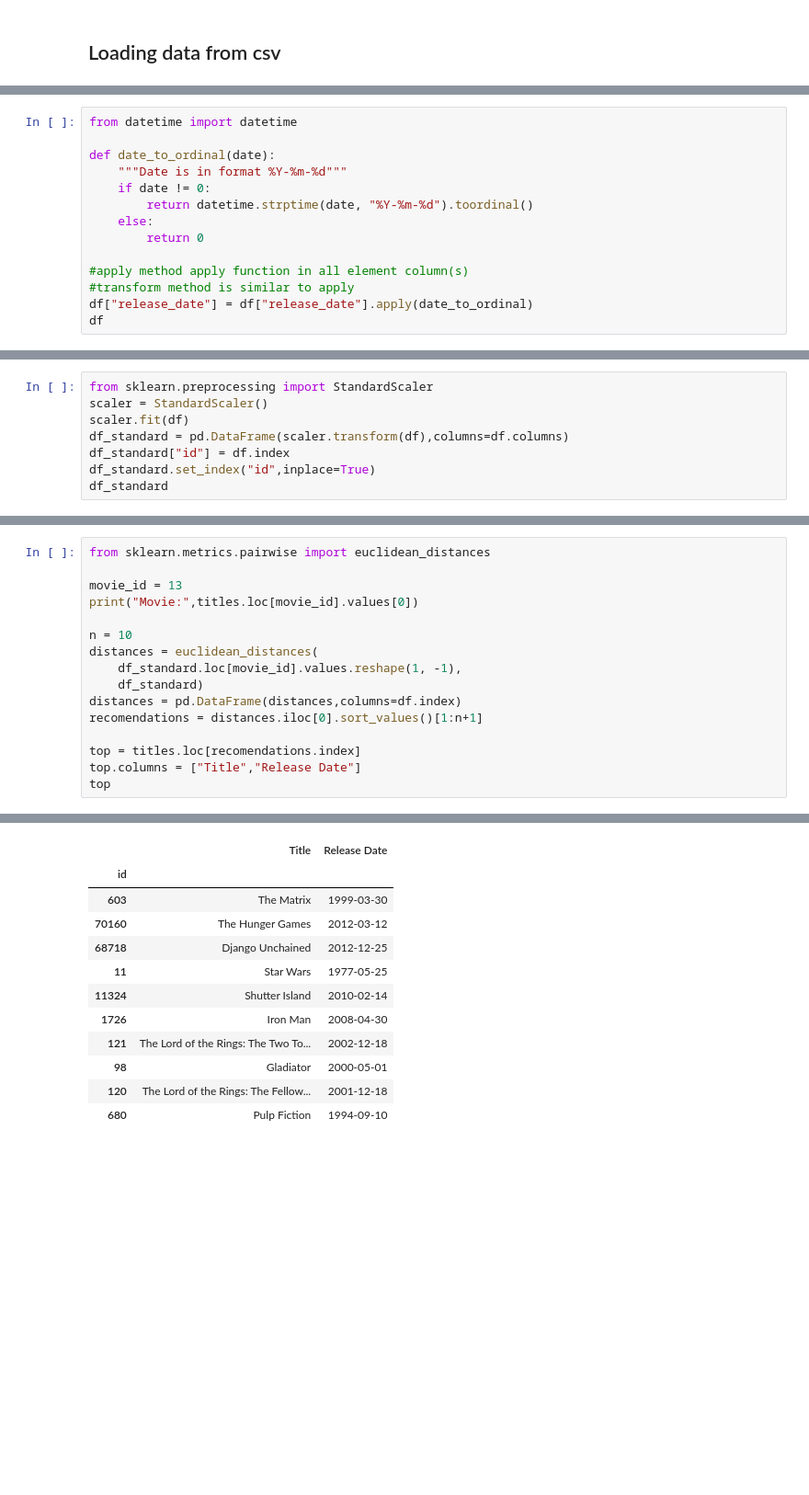
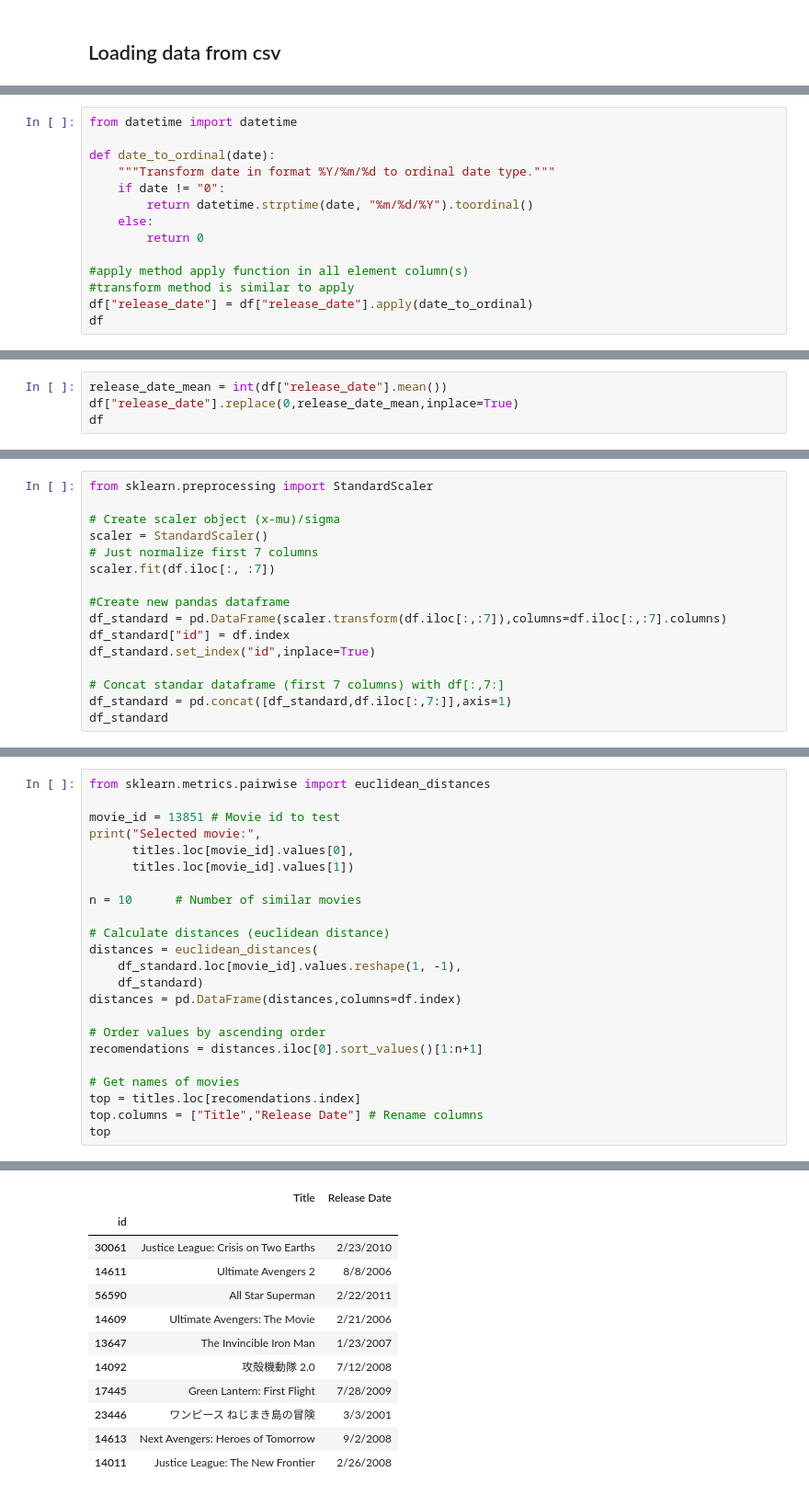
Before and after one commit to juanagsolano/content_based_filtering, a Jupyter notebook: ml_model.ipynb, the cells around one changed output, grey strips where cells are left out. Shown at 92% size. Drawn from its saved outputs; the diff is of its cells as text; blank space fills up the shorter version.

```diff
--- a/ml_model.ipynb
+++ b/ml_model.ipynb
@@ -76,9 +110,9 @@ df
 from datetime import datetime
 
 def date_to_ordinal(date):
-    """Date is in format %Y-%m-%d"""
-    if date != 0:
-        return datetime.strptime(date, "%Y-%m-%d").toordinal()
+    """Transform date in format %Y/%m/%d to ordinal date type."""
+    if date != "0":
+        return datetime.strptime(date, "%m/%d/%Y").toordinal()
     else:
         return 0
 
@@ -103,0 +140,4 @@ df
+# %%
+release_date_mean = int(df["release_date"].mean())
+df["release_date"].replace(0,release_date_mean,inplace=True)
+df
@@ -104,10 +161,18 @@ df
 # %%
 from sklearn.preprocessing import StandardScaler
+
+# Create scaler object (x-mu)/sigma
 scaler = StandardScaler()
-scaler.fit(df)
-df_standard = pd.DataFrame(scaler.transform(df),columns=df.columns)
+# Just normalize first 7 columns
+scaler.fit(df.iloc[:, :7])
+
+#Create new pandas dataframe
+df_standard = pd.DataFrame(scaler.transform(df.iloc[:,:7]),columns=df.iloc[:,:7].columns)
 df_standard["id"] = df.index
 df_standard.set_index("id",inplace=True)
+
+# Concat standar dataframe (first 7 columns) with df[:,7:]
+df_standard = pd.concat([df_standard,df.iloc[:,7:]],axis=1)
 df_standard
 # %% [output]
 |  | budget | popularity | release_date | revenue | runtime | vote_average | vote_count | Action | Adventure | ... |
@@ -127,17 +222,24 @@ df_standard
 # %%
 from sklearn.metrics.pairwise import euclidean_distances
 
-movie_id = 13
-print("Movie:",titles.loc[movie_id].values[0])
+movie_id = 13851 # Movie id to test
+print("Selected movie:",
+      titles.loc[movie_id].values[0],
+      titles.loc[movie_id].values[1])
 
-n = 10
+n = 10      # Number of similar movies
+
+# Calculate distances (euclidean distance)
 distances = euclidean_distances(
     df_standard.loc[movie_id].values.reshape(1, -1),
     df_standard)
 distances = pd.DataFrame(distances,columns=df.index)
+
+# Order values by ascending order
 recomendations = distances.iloc[0].sort_values()[1:n+1]
 
+# Get names of movies
 top = titles.loc[recomendations.index]
-top.columns = ["Title","Release Date"]
+top.columns = ["Title","Release Date"] # Rename columns
 top
 # %% [output]
@@ -145,12 +247,12 @@ Movie: Forrest Gump
 |  | Title | Release Date |
 | id |  |  |
-| 603 | The Matrix | 1999-03-30 |
-| 70160 | The Hunger Games | 2012-03-12 |
-| 68718 | Django Unchained | 2012-12-25 |
-| 11 | Star Wars | 1977-05-25 |
-| 11324 | Shutter Island | 2010-02-14 |
-| 1726 | Iron Man | 2008-04-30 |
-| 121 | The Lord of the Rings: The Two To... | 2002-12-18 |
-| 98 | Gladiator | 2000-05-01 |
-| 120 | The Lord of the Rings: The Fellow... | 2001-12-18 |
-| 680 | Pulp Fiction | 1994-09-10 |
+| 30061 | Justice League: Crisis on Two Earths | 2/23/2010 |
+| 14611 | Ultimate Avengers 2 | 8/8/2006 |
+| 56590 | All Star Superman | 2/22/2011 |
+| 14609 | Ultimate Avengers: The Movie | 2/21/2006 |
+| 13647 | The Invincible Iron Man | 1/23/2007 |
+| 14092 | 攻殻機動隊 2.0 | 7/12/2008 |
+| 17445 | Green Lantern: First Flight | 7/28/2009 |
+| 23446 | ワンピース ねじまき島の冒険 | 3/3/2001 |
+| 14613 | Next Avengers: Heroes of Tomorrow | 9/2/2008 |
+| 14011 | Justice League: The New Frontier | 2/26/2008 |
```
Also changed, not shown: parts of 22 cells of this notebook, 1 other file.
